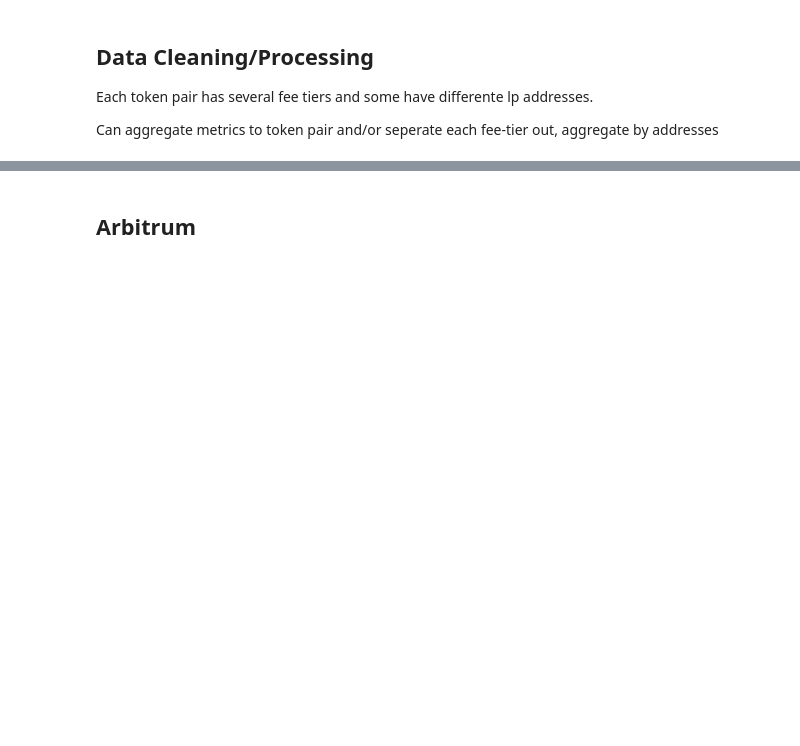
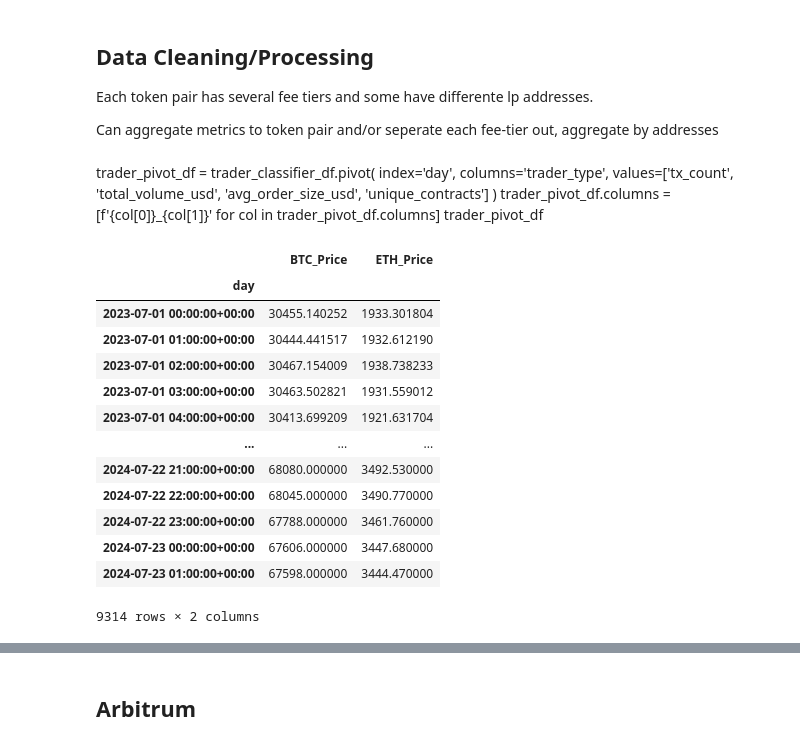
Before and after one commit to BrandynHamilton/gas_subsidy_research, a Jupyter notebook: eda.ipynb, the cells around one changed output, grey strips where cells are left out. Drawn from its saved outputs; the diff is of its cells as text; code cells hidden in the pictures; blank space fills up the shorter version.

```diff
--- a/eda.ipynb
+++ b/eda.ipynb
@@ -172,3 +199,37 @@ arbitrum_gas_df.rename(columns={'dt':'day'}, inplace=True)
 arbitrum_gas_df['day'] = pd.to_datetime(arbitrum_gas_df['day'])
 # %%
 arb_pool_df['day'] = pd.to_datetime(arb_pool_df['day'])
+# %% [markdown]
+trader_pivot_df = trader_classifier_df.pivot(
+    index='day',
+    columns='trader_type',
+    values=['tx_count', 'total_volume_usd', 'avg_order_size_usd', 'unique_contracts']
+)
+trader_pivot_df.columns = [f'{col[0]}_{col[1]}' for col in trader_pivot_df.columns]
+trader_pivot_df
+# %%
+prices_vol_df_pivot = prices_vol_df.drop(columns=['arbitrum_vol_ex_uni']).pivot(
+    index='day',
+    columns='symbol',
+    values='price'
+
+    )
+
+prices_vol_df_pivot.columns = [f'{col[0]}_{col[1]}' for col in prices_vol_df_pivot.columns]
+prices_vol_df_pivot.rename(columns={"W_B":"BTC_Price","W_E":"ETH_Price"}, inplace=True)
+prices_vol_df_pivot
+# %% [output]
+|  | BTC_Price | ETH_Price |
+| day |  |  |
+| 2023-07-01 00:00:00+00:00 | 30455.140252 | 1933.301804 |
+| 2023-07-01 01:00:00+00:00 | 30444.441517 | 1932.612190 |
+| 2023-07-01 02:00:00+00:00 | 30467.154009 | 1938.738233 |
+| 2023-07-01 03:00:00+00:00 | 30463.502821 | 1931.559012 |
+| 2023-07-01 04:00:00+00:00 | 30413.699209 | 1921.631704 |
+| ... | ... | ... |
+| 2024-07-22 21:00:00+00:00 | 68080.000000 | 3492.530000 |
+| 2024-07-22 22:00:00+00:00 | 68045.000000 | 3490.770000 |
+| 2024-07-22 23:00:00+00:00 | 67788.000000 | 3461.760000 |
+| 2024-07-23 00:00:00+00:00 | 67606.000000 | 3447.680000 |
+| 2024-07-23 01:00:00+00:00 | 67598.000000 | 3444.470000 |
+9314 rows × 2 columns
```
Also changed, not shown: parts of 76 cells of this notebook, 2 other files.
